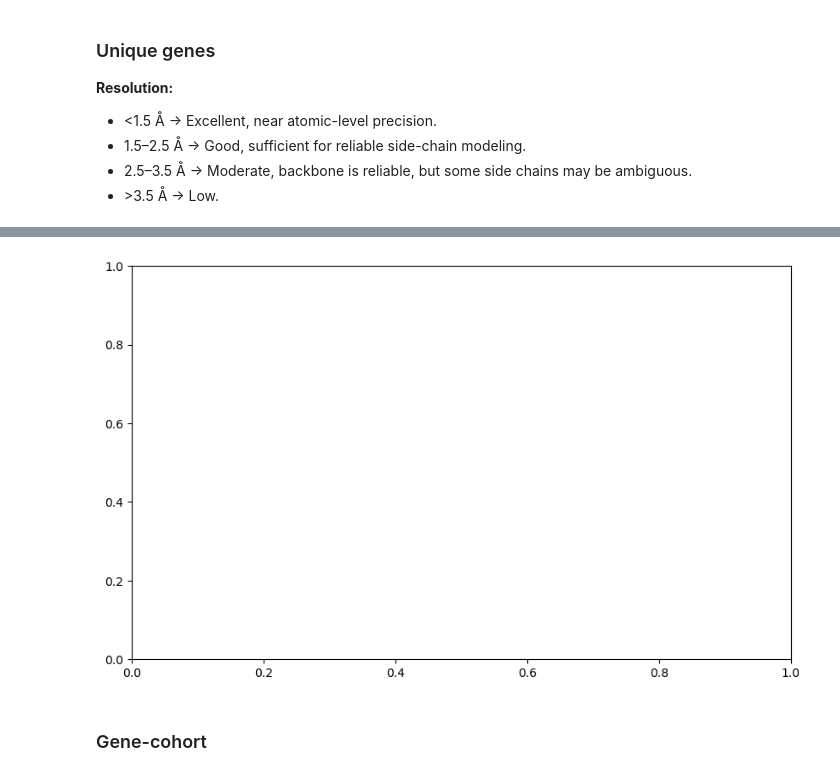
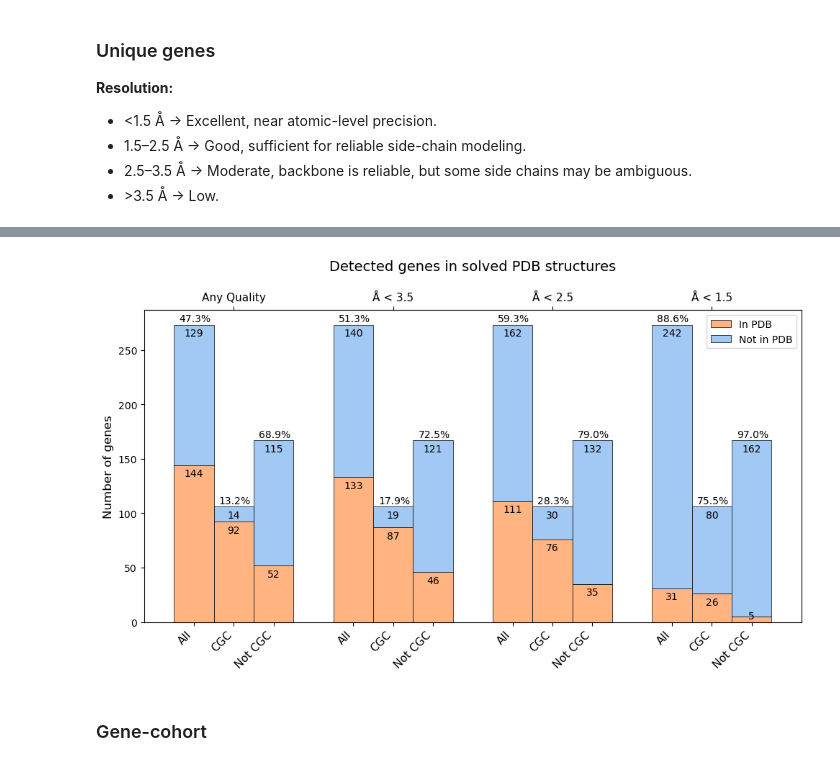
Before and after one commit to bbglab/oncodrive3d_paper, a Jupyter notebook: review_01/pdb_analysis/pdb_analysis.ipynb, the cells around one changed output, grey strips where cells are left out. Saved outputs shown, nothing was run; the diff lists cells and outputs as text; code cells hidden in the pictures.

```diff
--- a/review_01/pdb_analysis/pdb_analysis.ipynb
+++ b/review_01/pdb_analysis/pdb_analysis.ipynb
@@ -218,17 +252,15 @@ CGC 1: 25 on 106 (23.58%)
 CGC 0: 5 on 167 (2.99%)
 # %%
-# Define the total number of genes in each category
-total_genes = 273
-cgc1_total = 106
-cgc0_total = 167
+# Detected genes at different PDB quality thresholds and total number
+result = {}
+for resolution in ["Any", 3.5, 2.5, 1.5]:
+    df = pdb_uniprot[pdb_uniprot["Resolution"] < resolution] if isinstance(resolution, float) else pdb_uniprot
+    name = f"Å < {resolution}" if isinstance(resolution, float) else "Any Quality"
+    result[name] = get_gene_in_pdb(df, genetable)
 
-# Define the detected genes at different PDB quality thresholds
-in_pdb_genes = {
-    "Any Quality": {"All": 144, "CGC": 92, "Not CGC": 52},
-    "Å < 3.5": {"All": 133, "CGC": 87, "Not CGC": 46},
-    "Å < 2.5": {"All": 110, "CGC": 75, "Not CGC": 35},
-    "Å < 1.5": {"All": 30, "CGC": 25, "Not CGC": 5},
-}
+total_genes, cgc1_total, cgc0_total = result["Any Quality"]["Total"]
+in_pdb_genes = {k: result[k]["In_pdb"] for k in result.keys()}
+
 
 # Compute not detected genes
 not_pdb_genes = {
@@ -260,7 +316,6 @@ display(df_not_in_pdb)
 # %%
 # Plot
 
-# Define categories for x-axis
 categories = ["Any Quality", "Å < 3.5", "Å < 2.5", "Å < 1.5"]
 
 x = np.arange(len(categories))
@@ -268,47 +323,47 @@ width = 0.25
 color_in_pdb = "#FFB482"
 color_not_in_pdb = "#A1C9F4"
 
-# Create figure and axis
 fig, ax = plt.subplots(figsize=(10, 6))
 
-# Function to add percentage labels on top of bars
-def add_labels(bars, df_in, df_not, column):
-    for bar, category in zip(bars, categories):
-        total = df_in[column][category] + df_not[column][category]
-        if total > 0:
-            percent = (df_in[column][category] / total) * 100
-            ax.text(bar.get_x() + bar.get_width() / 2, bar.get_height() + 2, f"{percent:.1f}%", ha='center', fontsize=10)
+# Plot the three stacks
+bars_in_all = ax.bar(x - width, df_in_pdb["All"], width,
+                        label="In PDB", color=color_in_pdb, lw=0.5, ec="black")
+bars_not_all = ax.bar(x - width, df_not_in_pdb["All"], width,
+                        label="Not in PDB", bottom=df_in_pdb["All"], color=color_not_in_pdb, lw=0.5, ec="black")
+add_percent_labels(bars_in_all, df_in_pdb, df_not_in_pdb, "All")
+add_segment_counts(bars_in_all, df_in_pdb, df_not_in_pdb, "All")
+add_segment_counts(bars_not_all, df_not_in_pdb, df_in_pdb, "All")
 
-# Bars for Any CGC (All)
-bars_all = ax.bar(x - width, df_in_pdb["All"], width, label="In PDB", color=color_in_pdb, lw=0.5, ec="black")
-ax.bar(x - width, df_not_in_pdb["All"], width, bottom=df_in_pdb["All"], label="Not in PDB", color=color_not_in_pdb, lw=0.5, ec="black")
-add_labels(bars_all, df_in_pdb, df_not_in_pdb, "All")
+bars_in_cgc = ax.bar(x, df_in_pdb["CGC"], width,
+                        color=color_in_pdb, lw=0.5, ec="black")
+bars_not_cgc = ax.bar(x, df_not_in_pdb["CGC"], width,
+                        bottom=df_in_pdb["CGC"], color=color_not_in_pdb, lw=0.5, ec="black")
+add_percent_labels(bars_in_cgc, df_in_pdb, df_not_in_pdb, "CGC")
+add_segment_counts(bars_in_cgc, df_in_pdb, df_not_in_pdb, "CGC")
+add_segment_counts(bars_not_cgc, df_not_in_pdb, df_in_pdb, "CGC")
 
-# Bars for CGC 1
-bars_cgc = ax.bar(x, df_in_pdb["CGC"], width, color=color_in_pdb, lw=0.5, ec="black")
-ax.bar(x, df_not_in_pdb["CGC"], width, bottom=df_in_pdb["CGC"], color=color_not_in_pdb, lw=0.5, ec="black")
-add_labels(bars_cgc, df_in_pdb, df_not_in_pdb, "CGC")
+bars_in_not_cgc  = ax.bar(x + width, df_in_pdb["Not CGC"], width,
+                          color=color_in_pdb, lw=0.5, ec="black")
+bars_not_not_cgc = ax.bar(x + width, df_not_in_pdb["Not CGC"], width,
+                          bottom=df_in_pdb["Not CGC"], color=color_not_in_pdb, lw=0.5, ec="black")
+add_percent_labels(bars_in_not_cgc, df_in_pdb, df_not_in_pdb, "Not CGC")
+add_segment_counts(bars_in_not_cgc, df_in_pdb, df_not_in_pdb, "Not CGC")
+add_segment_counts(bars_not_not_cgc, df_not_in_pdb, df_in_pdb, "Not CGC")
 
-# Bars for CGC 0
-bars_not_cgc = ax.bar(x + width, df_in_pdb["Not CGC"], width, color=color_in_pdb, lw=0.5, ec="black")
-ax.bar(x + width, df_not_in_pdb["Not CGC"], width, bottom=df_in_pdb["Not CGC"], color=color_not_in_pdb, lw=0.5, ec="black")
-add_labels(bars_not_cgc, df_in_pdb, df_not_in_pdb, "Not CGC")
-
-# Formatting
-ax.set_xticks(np.concatenate([x - width, x, x + width]))
-ax.set_xticklabels(["All"] * len(categories) + ["CGC"] * len(categories) + ["Not CGC"] * len(categories),
-                rotation=45, rotation_mode="anchor", ha='right', fontsize=11)
-
+# Details
+ax.set_xticks(np.concatenate([x-width, x, x+width]))
+ax.set_xticklabels(
+    ["All"] * len(categories) + ["CGC"] * len(categories) + ["Not CGC"] * len(categories),
+    rotation=45, ha='right', fontsize=11
+)
 ax.set_ylabel("Number of genes", fontsize=12)
 ax.set_title("Detected genes in solved PDB structures\n", fontsize=14)
 
-# Add a secondary x-axis with quality labels
 ax2 = ax.secondary_xaxis("top")
 ax2.set_xticks(x)
 ax2.set_xticklabels(categories, fontsize=11)
 
-# Add legend
 ax.legend(loc="upper right")
-
+plt.tight_layout()
 plt.show()
 # %% [output]
@@ -316,4 +370,4 @@ NameError: name 'df_in_pdb' is not defined
-[figure, old version]
+[figure, new version]
 # %% [markdown]
 ### Gene-cohort
 # %%
```
Also changed, not shown: parts of 13 cells of this notebook.
